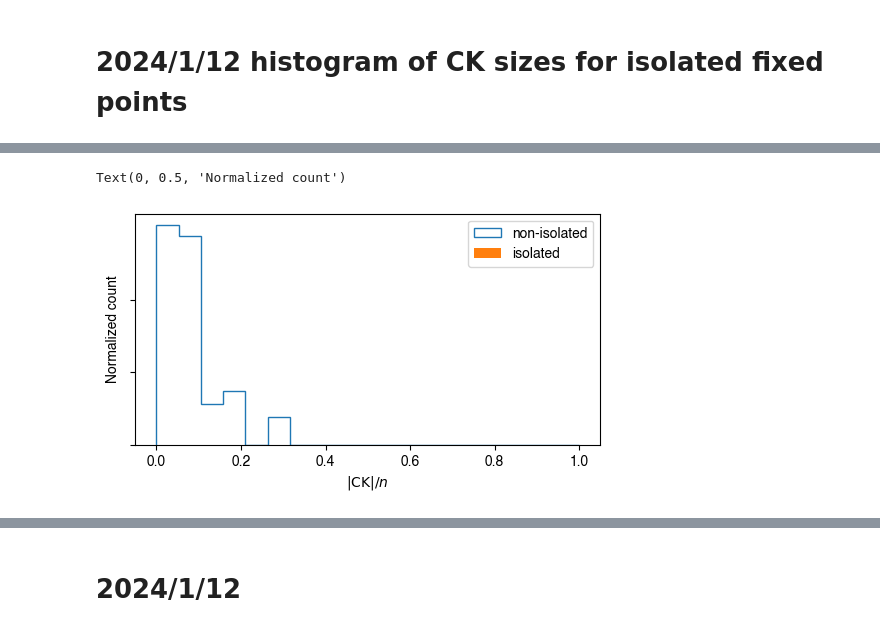
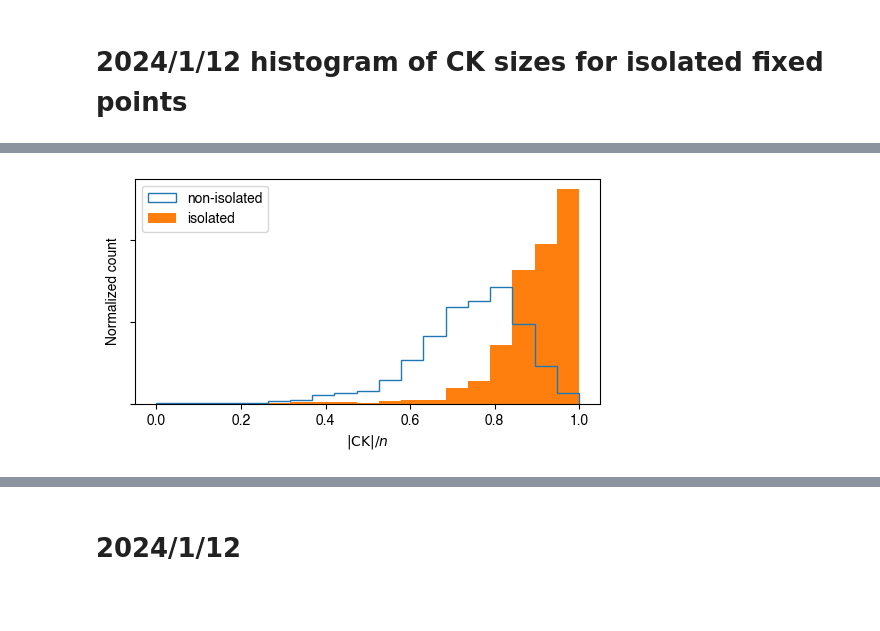
Before and after one commit to bcdaniels/Control-of-Synthetic-Boolean-Networks, a Jupyter notebook: CK_vs_entropy/basin-sizes-to-control-kernel-sizes.ipynb, the cells around one changed output, grey strips where cells are left out. Drawn from its saved outputs; the diff is of its cells as text; code cells hidden in the pictures; blank space fills up the shorter version.

Commit message:
fix bug with ordering of basin sizes and control kernels

```diff
--- a/CK_vs_entropy/basin-sizes-to-control-kernel-sizes.ipynb
+++ b/CK_vs_entropy/basin-sizes-to-control-kernel-sizes.ipynb
@@ -221,0 +334,5 @@ else:
+# %%
+ckAtts = dataDictExactRandom[example_name]['attractors']
+basinAtts = example_net.attractors
+ckOrder = np.argsort([ a[0] for a in ckAtts ])
+basinOrder = np.argsort([ a[0] for a in basinAtts ])
@@ -702,23 +829,39 @@ for dataDict,basinSizesDict in zip([dataDictExactRBN, ],#dataDictExactRBN],
 dataDictExactRandom['random_50_tpNone_seed6150']['threshold parameter']
 # %%
 # (code modified from cell-collective-find-isolated-attractors.ipynb)
+relative_basin_sizes = []
+absolute_basin_sizes = []
+relative_ck_sizes = []
 relative_ck_sizes_isolated = []
 relative_ck_sizes_nonisolated = []
-threshold_param = None # 0.5
+#threshold_param = None # 0.5
 net_size_filter = [10,15,20,]
-min_frac_fixed_point_filter = 0.3 #0.3
-for dataDict,basinSizesDict in zip([dataDictExactRandom, ],#dataDictExactRBN],
-                                   [basinSizesExactRandom,]): #basinSizesExactRBN]):
-    for name in basinSizesDict:
+min_frac_fixed_point_filter = -1 #0.3 #0.3
+for dataDict,basinDataDict in zip([dataDictExactRandom,dataDictExactRBN],
+                                   [basinDataExactRandom,basinDataExactRBN]):
+    for name in basinDataDict:
         if 'control_kernel_sizes' in dataDict[name] \
-            and dataDict[name]['threshold parameter']==threshold_param\
             and dataDict[name]['size'] in net_size_filter:
-            ck_sizes = dataDict[name]['control_kernel_sizes']
+            # sort everything by the first state of each attractor
+            ckAtts = dataDict[name]['attractors']
+            basinAtts = basinDataDict[name]['attractors']
+            ckOrder = np.argsort([ min(a) for a in ckAtts ])
+            basinOrder = np.argsort([ min(a) for a in basinAtts ])
+
+            ck_sizes = np.array(dataDict[name]['control_kernel_sizes'])[ckOrder]
             net_size = dataDict[name]['size']
-            isolated = [ basin_size==1 for basin_size in basinSizesDict[name] ]
+            basin_sizes = np.array(basinDataDict[name]['basin_sizes'])[basinOrder]
+            isolated = [ basin_size==1 for basin_size in basin_sizes ]
             if np.mean(isolated) > min_frac_fixed_point_filter:
+                relative_basin_sizes.extend( [ basin_sizes[i]/(2**net_size) for i in range(len(ck_sizes)) \
+                      if (ck_sizes[i] is not None) ])
+                absolute_basin_sizes.extend( [ basin_sizes[i] for i in range(len(ck_sizes)) \
+                      if (ck_sizes[i] is not None) ])
+                relative_ck_sizes.extend( [ ck_sizes[i]/net_size for i in range(len(ck_sizes)) \
+                      if (ck_sizes[i] is not None) ])
                 relative_ck_sizes_isolated.extend(
-                    [ ck_sizes[i]/net_size for i in range(len(ck_sizes)) if isolated[i] ])
+                    [ ck_sizes[i]/net_size for i in range(len(ck_sizes)) \
+                      if isolated[i] and (ck_sizes[i] is not None) ])
                 relative_ck_sizes_nonisolated.extend(
                     [ ck_sizes[i]/net_size for i in range(len(ck_sizes)) \
                       if (not isolated[i]) and (ck_sizes[i] is not None) ])
@@ -736,14 +879,15 @@ len(relative_ck_sizes_nonisolated)
 # %%
-# just RBN networks
+# all combined
 plt.figure(figsize=(6,3))
 
 bins = np.linspace(0,1,20)
 plt.hist(relative_ck_sizes_nonisolated,density=True,bins=bins,histtype='step',label='non-isolated')
 plt.hist(relative_ck_sizes_isolated,density=True,bins=bins,label='isolated')
 plt.legend()
 plt.yticks([0,2.5,5],[])
 plt.xlabel('$|\mathrm{CK}|/n$')
 plt.ylabel('Normalized count')
+plt.subplots_adjust(bottom=0.2,top=0.95)
+plt.savefig('240116_ck_histogram_isolated_vs_nonisolated_random.pdf')
 # %% [output]
-Text(0, 0.5, 'Normalized count')
-[figure, old version]
+[figure, new version]
```
Also changed, not shown: parts of 69 cells of this notebook, 1 other file.
